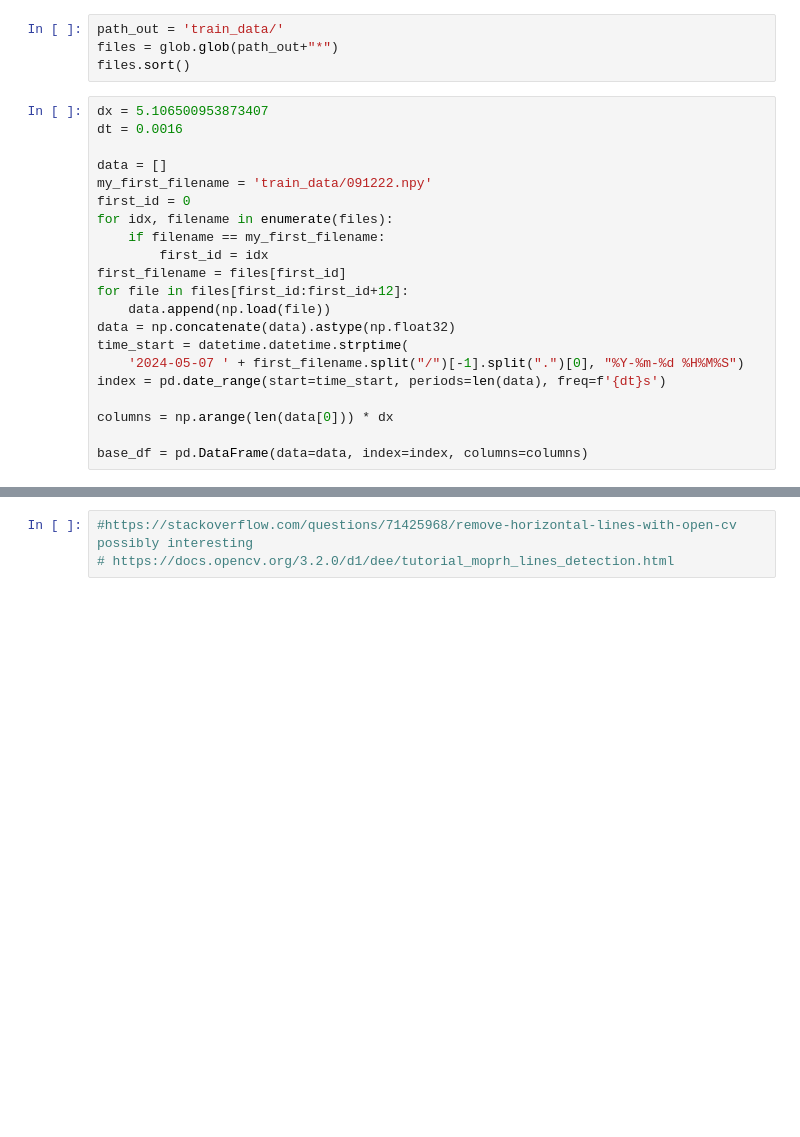
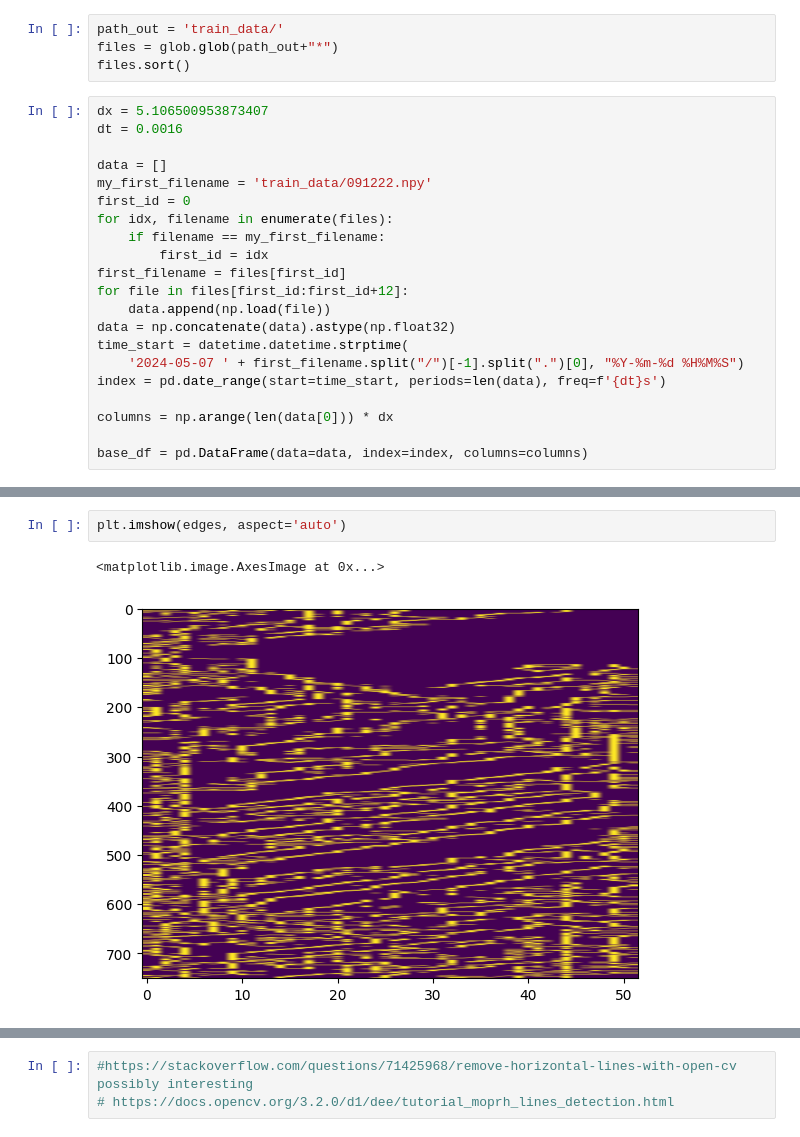
Before and after one commit to csuchorski/object_detection_DAS, a Jupyter notebook: notebook.ipynb, the cells around one changed output, grey strips where cells are left out. Saved outputs shown, nothing was run; the diff lists cells and outputs as text; blank space fills up the shorter version.

```diff
--- a/notebook.ipynb
+++ b/notebook.ipynb
@@ -193,0 +262,5 @@ for df, norm in zip(all_dfs, norms):
+# %%
+plt.imshow(edges, aspect='auto')
+# %% [output]
+<matplotlib.image.AxesImage at 0x...>
+[figure, added]
```
Also changed, not shown: parts of 8 cells of this notebook.
